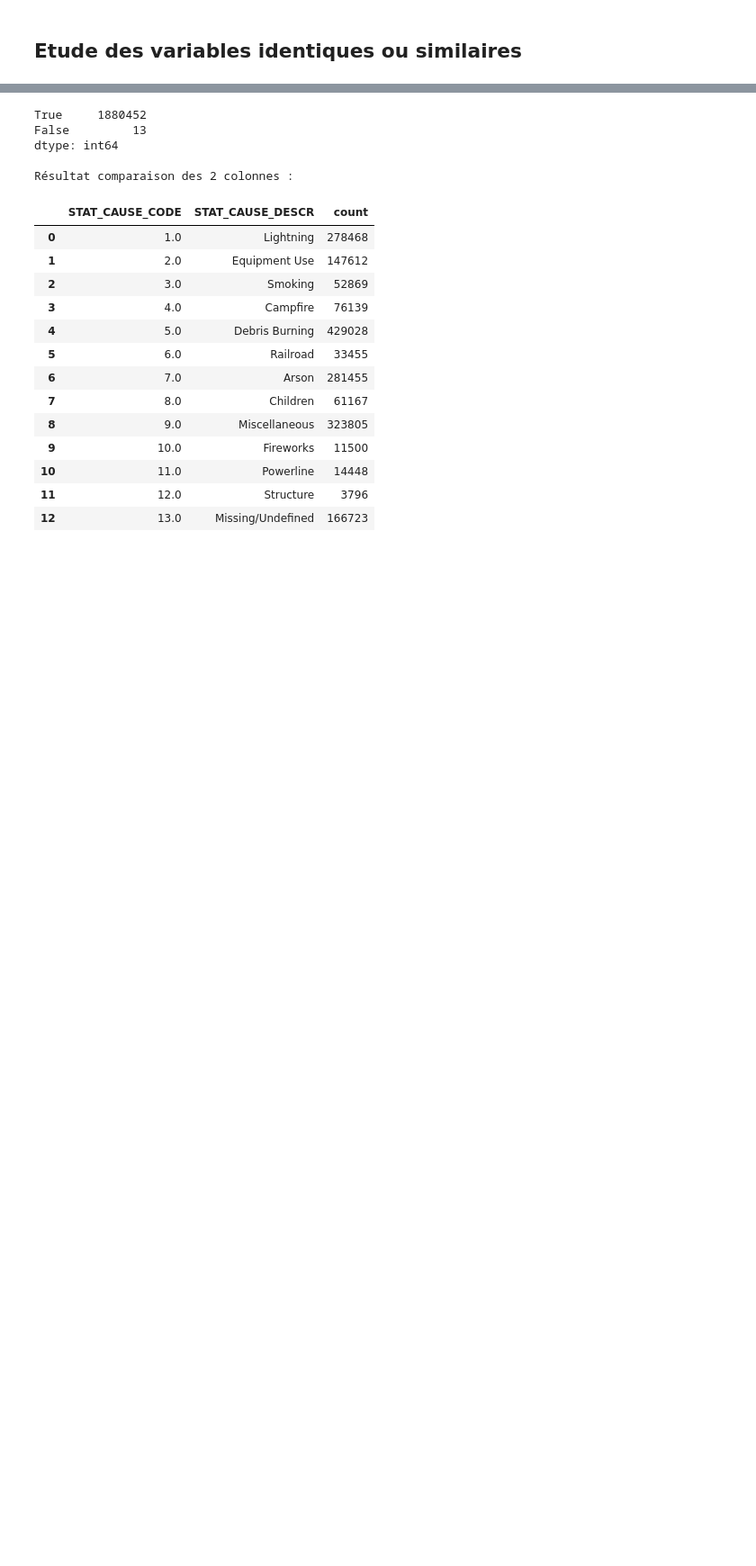
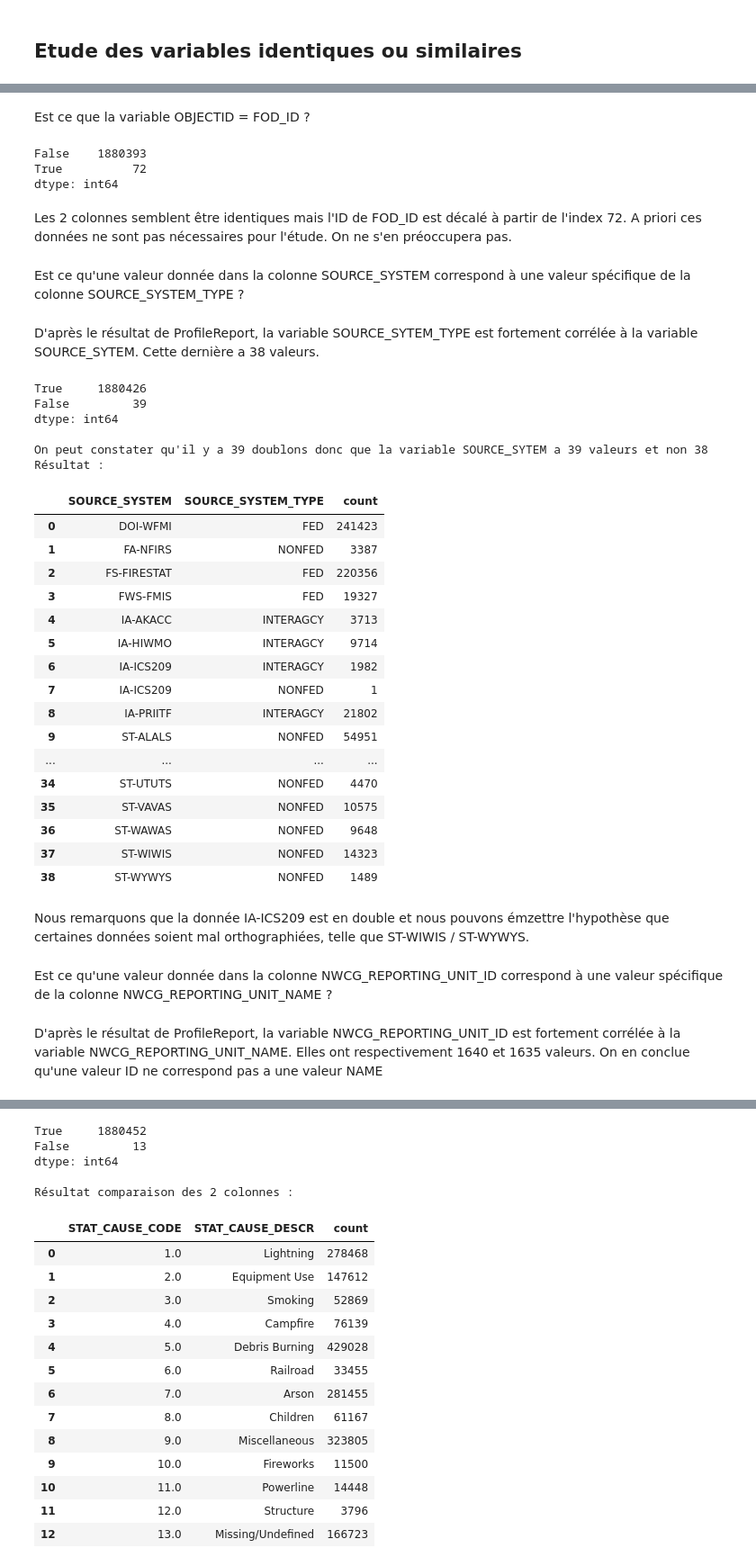
Before and after one commit to paulokmmf/Projet_DA_WILDFIRE, a Jupyter notebook: wildfire_USA.ipynb, the cells around one changed output, grey strips where cells are left out. Shown at 90% size. Saved outputs shown, nothing was run; the diff lists cells and outputs as text; code cells hidden in the pictures; blank space fills up the shorter version.

```diff
--- a/wildfire_USA.ipynb
+++ b/wildfire_USA.ipynb
@@ -157,0 +226,9 @@ fires.head()
+# %%
+# On vérifie que CONT_DATE correspond à l'année de FIRE_YEAR
+# Création d'une colonne et suppression des valeurs manquantes
+fires['CONT_DATE_COR_INT'] = (fires['CONT_DATE_COR'].dt.year).fillna(0).astype(int)
+# Différence entre CONT_DATE et FIRE_YEAR
+fires['DIFF_YEAR'] = fires['CONT_DATE_COR_INT'] - fires['FIRE_YEAR']
+# Vérification des différences entre les 2 colonnes
+year = pd.DataFrame(fires['CONT_DATE_COR_INT']).join(fires['FIRE_YEAR']).join(fires['DIFF_YEAR'])
+year.loc[(year['DIFF_YEAR']>0) & (year['DIFF_YEAR']<1992)].value_counts()
@@ -254,0 +257,55 @@ Résultat comparaison des 2 colonnes :
+# %% [markdown]
+Est ce que la variable OBJECTID = FOD_ID ?
+# %%
+(fires.OBJECTID == fires.FOD_ID).value_counts()
+# %% [output]
+False    1880393
+True          72
+dtype: int64
+# %% [markdown]
+Les 2 colonnes semblent être identiques mais l'ID de FOD_ID est décalé à partir de l'index 72.
+A priori ces données ne sont pas nécessaires pour l'étude. On ne s'en préoccupera pas.
+# %% [markdown]
+Est ce qu'une valeur donnée dans la colonne SOURCE_SYSTEM correspond à une valeur spécifique de la colonne SOURCE_SYSTEM_TYPE ?
+# %% [markdown]
+D'après le résultat de ProfileReport, la variable SOURCE_SYTEM_TYPE est fortement corrélée à la variable SOURCE_SYTEM. Cette dernière a 38 valeurs.
+# %%
+# Création DataFrame
+source_sytem = pd.DataFrame(fires['SOURCE_SYSTEM_TYPE']).join(fires['SOURCE_SYSTEM'])
+# On compte les doublons
+print(source_sytem.duplicated().value_counts(), '\n')
+print('On peut constater qu\'il y a 39 doublons donc que la variable SOURCE_SYTEM a 39 valeurs et non 38')
+# On regroupe les données par SOURCE_SYSTEM et on compte les valeurs de l'autre variable.
+group_by_source_syst = source_sytem.groupby(['SOURCE_SYSTEM'], as_index = False).value_counts()
+print('Résultat :')
+group_by_source_syst
+# %% [output]
+True     1880426
+False         39
+dtype: int64
+
+On peut constater qu'il y a 39 doublons donc que la variable SOURCE_SYTEM a 39 valeurs et non 38
+Résultat :
+|  | SOURCE_SYSTEM | SOURCE_SYSTEM_TYPE | count |
+| 0 | DOI-WFMI | FED | 241423 |
+| 1 | FA-NFIRS | NONFED | 3387 |
+| 2 | FS-FIRESTAT | FED | 220356 |
+| 3 | FWS-FMIS | FED | 19327 |
+| 4 | IA-AKACC | INTERAGCY | 3713 |
+| 5 | IA-HIWMO | INTERAGCY | 9714 |
+| 6 | IA-ICS209 | INTERAGCY | 1982 |
+| 7 | IA-ICS209 | NONFED | 1 |
+| 8 | IA-PRIITF | INTERAGCY | 21802 |
+| 9 | ST-ALALS | NONFED | 54951 |
+| ... | ... | ... | ... |
+| 34 | ST-UTUTS | NONFED | 4470 |
+| 35 | ST-VAVAS | NONFED | 10575 |
+| 36 | ST-WAWAS | NONFED | 9648 |
+| 37 | ST-WIWIS | NONFED | 14323 |
+| 38 | ST-WYWYS | NONFED | 1489 |
+# %% [markdown]
+Nous remarquons que la donnée IA-ICS209 est en double et nous pouvons émzettre l'hypothèse que certaines données soient mal orthographiées, telle que ST-WIWIS / ST-WYWYS.
+# %% [markdown]
+Est ce qu'une valeur donnée dans la colonne NWCG_REPORTING_UNIT_ID correspond à une valeur spécifique de la colonne NWCG_REPORTING_UNIT_NAME ?
+# %% [markdown]
+D'après le résultat de ProfileReport, la variable NWCG_REPORTING_UNIT_ID est fortement corrélée à la variable NWCG_REPORTING_UNIT_NAME. Elles ont respectivement 1640 et 1635 valeurs. On en conclue qu'une valeur ID ne correspond pas a une valeur NAME
```
Also changed, not shown: parts of 34 cells of this notebook.
